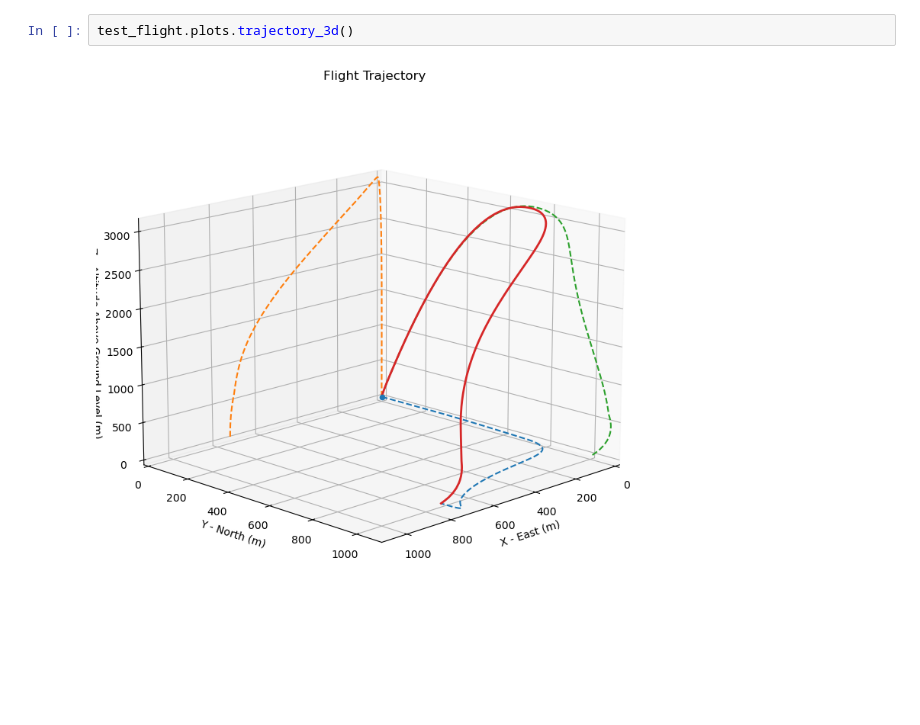
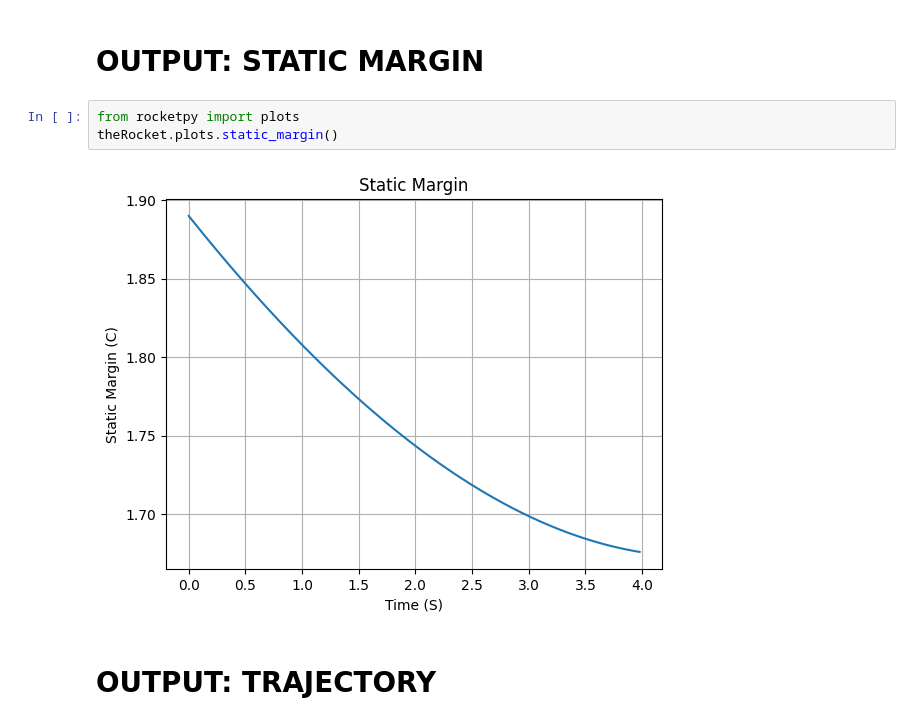
Before and after one commit to Project-Liquid/TheRocket, a Jupyter notebook: TheRocket/TheRocket.ipynb, the cells around one changed output. Saved outputs shown, nothing was run; the diff lists cells and outputs as text; blank space fills up the shorter version.

Commit message:
Rocket Solver V2.0

```diff
--- a/TheRocket/TheRocket.ipynb
+++ b/TheRocket/TheRocket.ipynb
@@ -509,4 +382,9 @@ Apogee Speed Z-Axis: -0.018513836565985375
-# %%
-test_flight.plots.trajectory_3d()
-# %% [output]
-[figure, removed]
+# %% [markdown]
+<h1> OUTPUT: STATIC MARGIN </h1>
+# %%
+from rocketpy import plots
+theRocket.plots.static_margin()
+# %% [output]
+[figure, added]
+# %% [markdown]
+<h1> OUTPUT: TRAJECTORY </h1>
```
Also changed, not shown: parts of 20 cells of this notebook, 10 other files.
